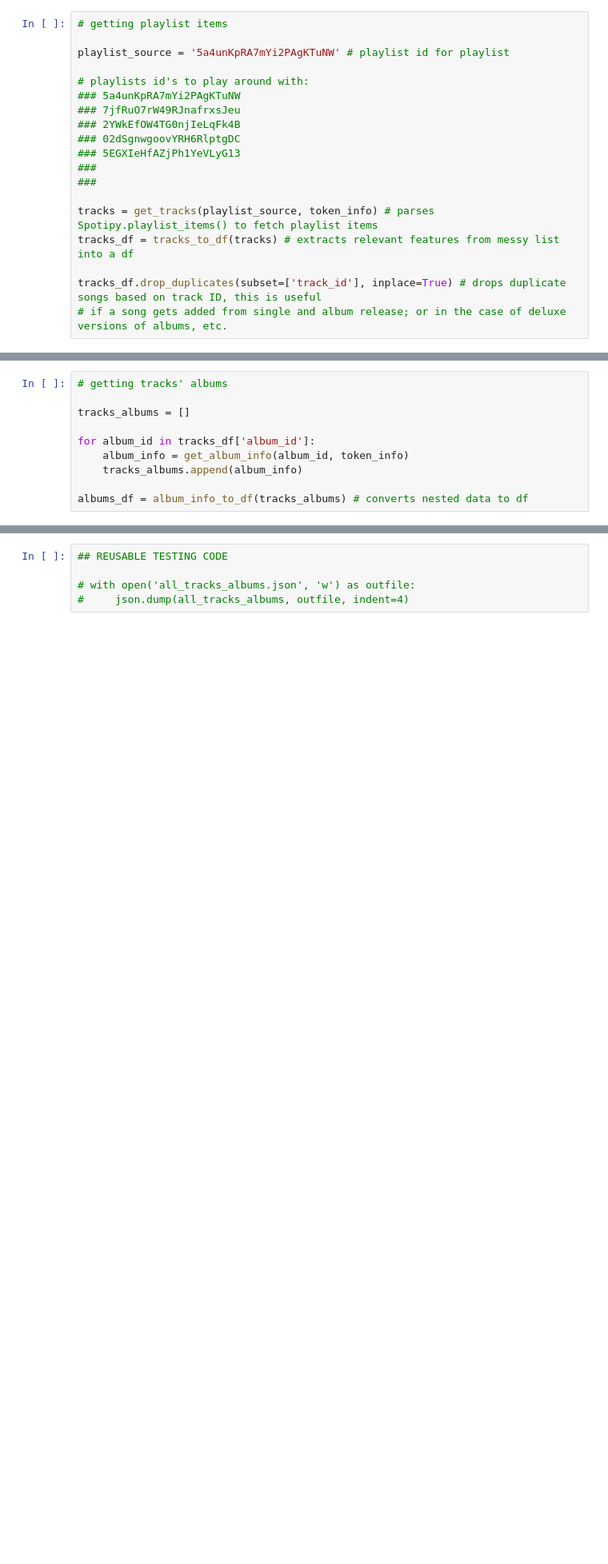
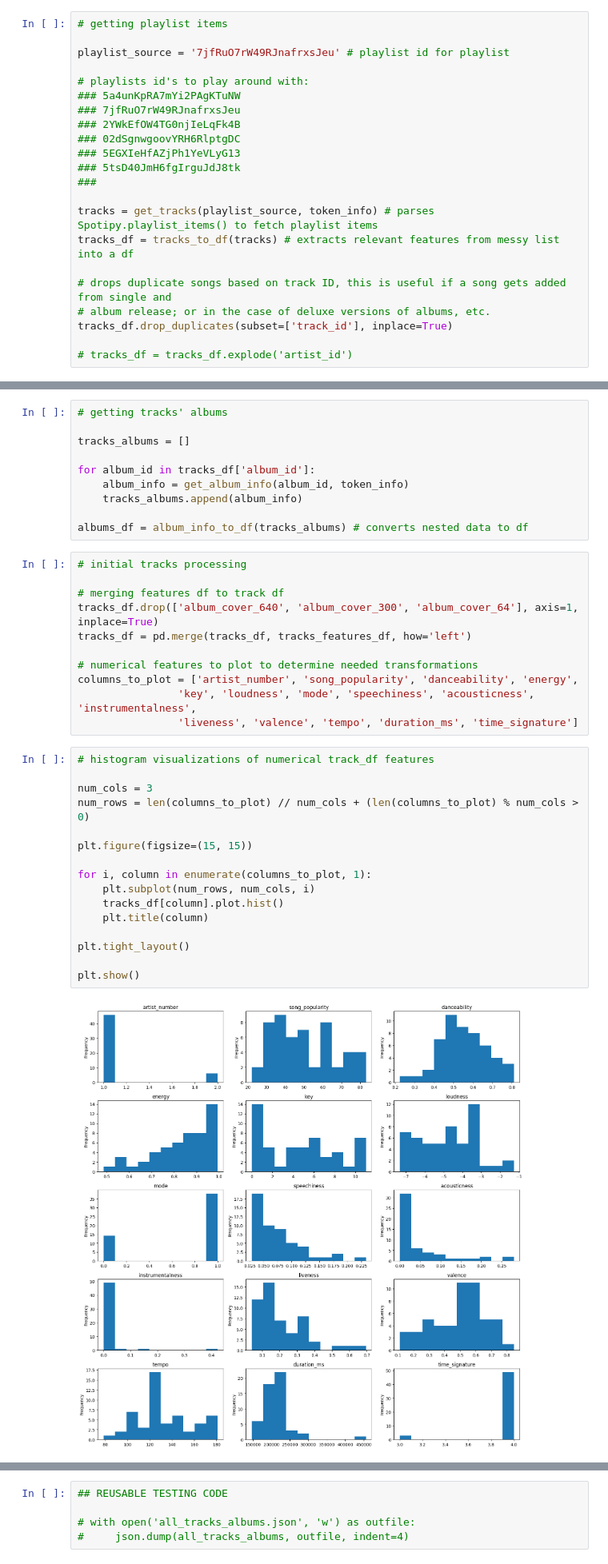
Before and after one commit to renadgharz/spotify-smart-playlists, a Jupyter notebook: src/train.ipynb, the cells around one changed output, grey strips where cells are left out. Shown at 80% size. Drawn from its saved outputs; the diff is of its cells as text; blank space fills up the shorter version.

```diff
--- a/src/train.ipynb
+++ b/src/train.ipynb
@@ -19,7 +21,7 @@ token_info = get_token()
 # %%
 # getting playlist items
 
-playlist_source = '5a4unKpRA7mYi2PAgKTuNW' # playlist id for playlist
+playlist_source = '7jfRuO7rW49RJnafrxsJeu' # playlist id for playlist
 
 # playlists id's to play around with:
 ### 5a4unKpRA7mYi2PAgKTuNW
@@ -27,14 +29,17 @@ playlist_source = '5a4unKpRA7mYi2PAgKTuNW' # playlist id for playlist
 ### 2YWkEfOW4TG0njIeLqFk4B
 ### 02dSgnwgoovYRH6RlptgDC
 ### 5EGXIeHfAZjPh1YeVLyG13
-###
+### 5tsD40JmH6fgIrguJdJ8tk
 ###
 
 tracks = get_tracks(playlist_source, token_info) # parses Spotipy.playlist_items() to fetch playlist items
 tracks_df = tracks_to_df(tracks) # extracts relevant features from messy list into a df
 
-tracks_df.drop_duplicates(subset=['track_id'], inplace=True) # drops duplicate songs based on track ID, this is useful
-# if a song gets added from single and album release; or in the case of deluxe versions of albums, etc.
+# drops duplicate songs based on track ID, this is useful if a song gets added from single and
+# album release; or in the case of deluxe versions of albums, etc.
+tracks_df.drop_duplicates(subset=['track_id'], inplace=True)
+
+# tracks_df = tracks_df.explode('artist_id')
 # %%
 # getting tracks' features
 
@@ -66,3 +71,32 @@ for album_id in tracks_df['album_id']:
     tracks_albums.append(album_info)
 
 albums_df = album_info_to_df(tracks_albums) # converts nested data to df
+# %%
+# initial tracks processing
+
+# merging features df to track df
+tracks_df.drop(['album_cover_640', 'album_cover_300', 'album_cover_64'], axis=1, inplace=True)
+tracks_df = pd.merge(tracks_df, tracks_features_df, how='left')
+
+# numerical features to plot to determine needed transformations
+columns_to_plot = ['artist_number', 'song_popularity', 'danceability', 'energy',
+                'key', 'loudness', 'mode', 'speechiness', 'acousticness', 'instrumentalness',
+                'liveness', 'valence', 'tempo', 'duration_ms', 'time_signature']
+# %%
+# histogram visualizations of numerical track_df features
+
+num_cols = 3
+num_rows = len(columns_to_plot) // num_cols + (len(columns_to_plot) % num_cols > 0)
+
+plt.figure(figsize=(15, 15))
+
+for i, column in enumerate(columns_to_plot, 1):
+    plt.subplot(num_rows, num_cols, i)
+    tracks_df[column].plot.hist()
+    plt.title(column)
+
+plt.tight_layout()
+
+plt.show()
+# %% [output]
+[figure, added]
```
Also changed, not shown: parts of 6 cells of this notebook, 1 other file.
